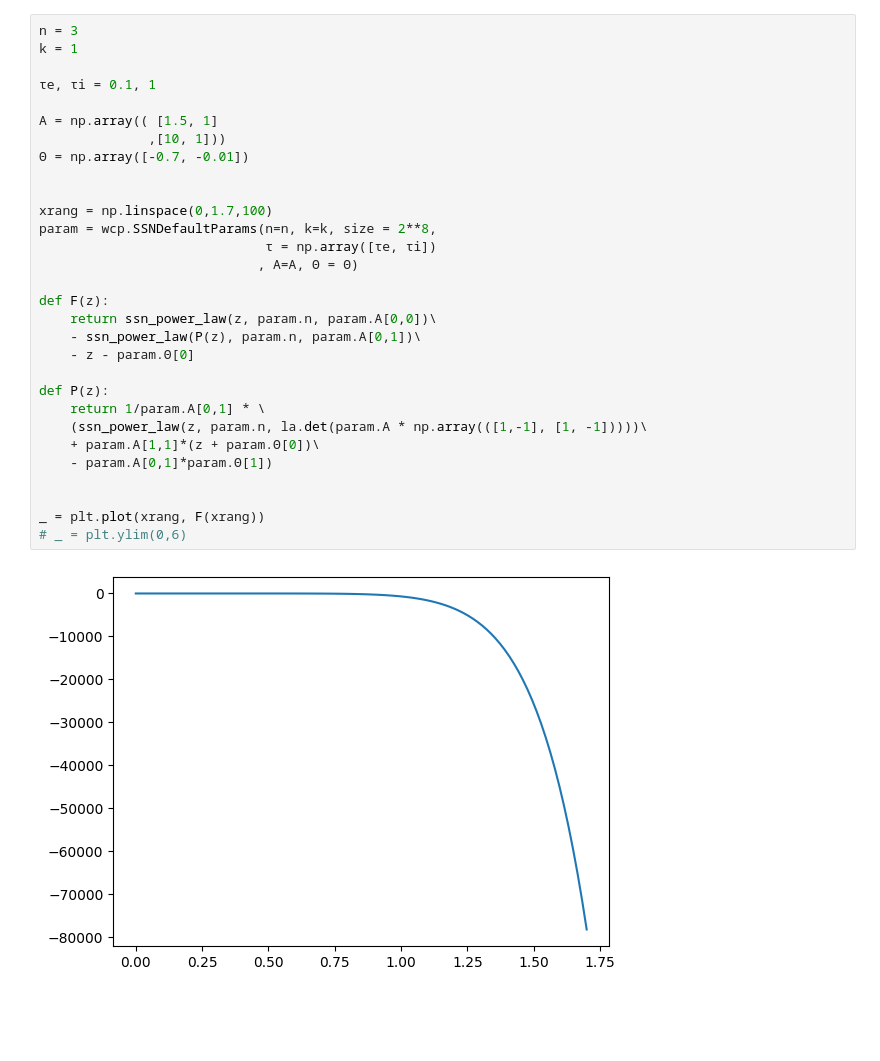
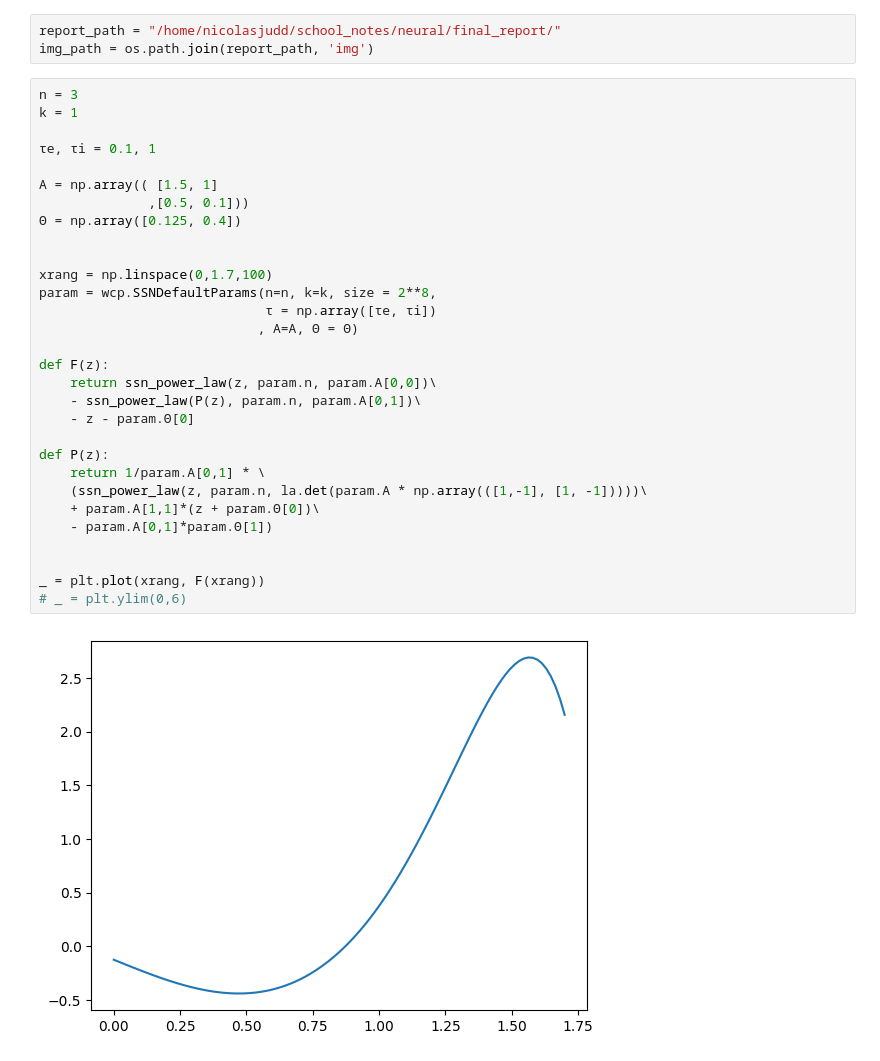
Before and after one commit to nbj2008/wilson_cowan_2d, a Jupyter notebook: notebooks/New Works/Getting SSN to Work.ipynb, the cells around one changed output. Cells and saved outputs as stored; diff of their text form; blank space fills up the shorter version.

```diff
--- a/notebooks/New Works/Getting SSN to Work.ipynb
+++ b/notebooks/New Works/Getting SSN to Work.ipynb
@@ -27,32 +30,35 @@ InteractiveShell.ast_node_interactivity = 'all'
+# %%
+report_path = "/home/nicolasjudd/school_notes/neural/final_report/"
+img_path = os.path.join(report_path, 'img')
 # %%
 n = 3
 k = 1
 
 τe, τi = 0.1, 1
 
 A = np.array(( [1.5, 1]
-              ,[10, 1]))
-Θ = np.array([-0.7, -0.01])
+              ,[0.5, 0.1]))
+Θ = np.array([0.125, 0.4])
 
 
 xrang = np.linspace(0,1.7,100)
 param = wcp.SSNDefaultParams(n=n, k=k, size = 2**8,
                              τ = np.array([τe, τi])
                             , A=A, Θ = Θ)
 
 def F(z):
     return ssn_power_law(z, param.n, param.A[0,0])\
     - ssn_power_law(P(z), param.n, param.A[0,1])\
     - z - param.Θ[0]
 
 def P(z):
     return 1/param.A[0,1] * \
     (ssn_power_law(z, param.n, la.det(param.A * np.array(([1,-1], [1, -1]))))\
     + param.A[1,1]*(z + param.Θ[0])\
     - param.A[0,1]*param.Θ[1])
 
 
 _ = plt.plot(xrang, F(xrang))
 # _ = plt.ylim(0,6)
 # %% [output]
-[figure, old version]
+[figure, new version]
```
Also changed, not shown: parts of 14 cells of this notebook, 7 other files.
